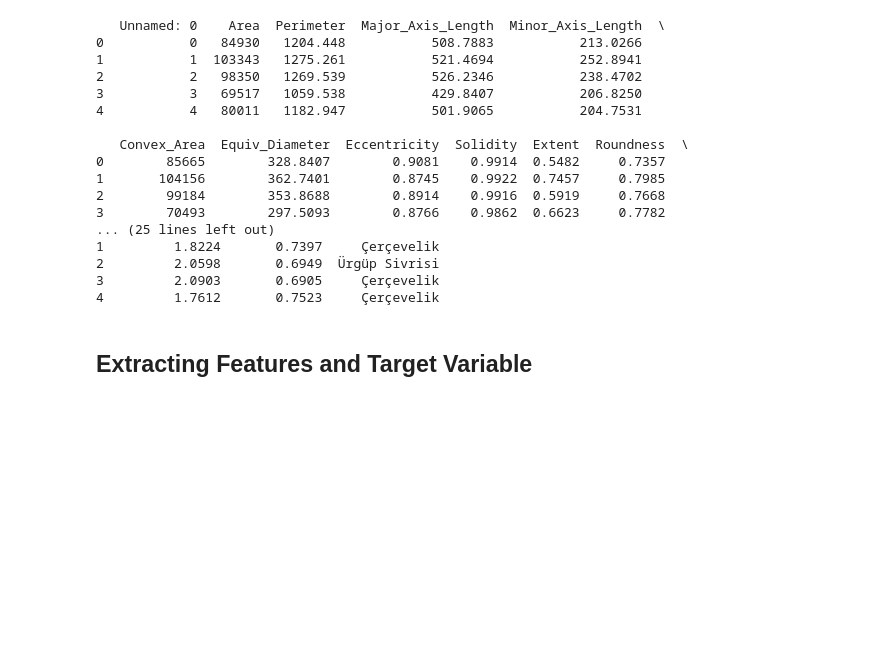
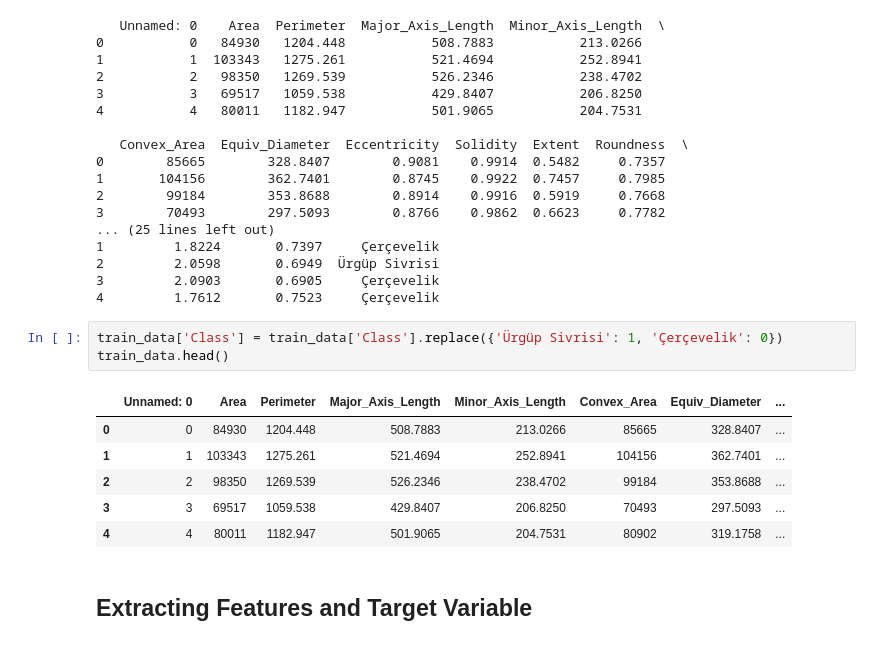
Before and after one commit to MANAS-AI-Taskphase-24-25/Nandini_Sah, a Jupyter notebook: logisticregression.ipynb, the cells around one changed output. Saved outputs shown, nothing was run; the diff lists cells and outputs as text; blank space fills up the shorter version.

```diff
--- a/logisticregression.ipynb
+++ b/logisticregression.ipynb
@@ -26,6 +32,16 @@ print(test_data.head())
 2         2.0598       0.6949  Ürgüp Sivrisi
 3         2.0903       0.6905     Çerçevelik
 4         1.7612       0.7523     Çerçevelik
+# %%
+train_data['Class'] = train_data['Class'].replace({'Ürgüp Sivrisi': 1, 'Çerçevelik': 0})
+train_data.head()
+# %% [output]
+|  | Unnamed: 0 | Area | Perimeter | Major_Axis_Length | Minor_Axis_Length | Convex_Area | Equiv_Diameter | ... |
+| 0 | 0 | 84930 | 1204.448 | 508.7883 | 213.0266 | 85665 | 328.8407 | ... |
+| 1 | 1 | 103343 | 1275.261 | 521.4694 | 252.8941 | 104156 | 362.7401 | ... |
+| 2 | 2 | 98350 | 1269.539 | 526.2346 | 238.4702 | 99184 | 353.8688 | ... |
+| 3 | 3 | 69517 | 1059.538 | 429.8407 | 206.8250 | 70493 | 297.5093 | ... |
+| 4 | 4 | 80011 | 1182.947 | 501.9065 | 204.7531 | 80902 | 319.1758 | ... |
 # %% [markdown]
 ## Extracting Features and Target Variable
 # %%
```
Also changed, not shown: parts of 11 cells of this notebook, 1 other file.
